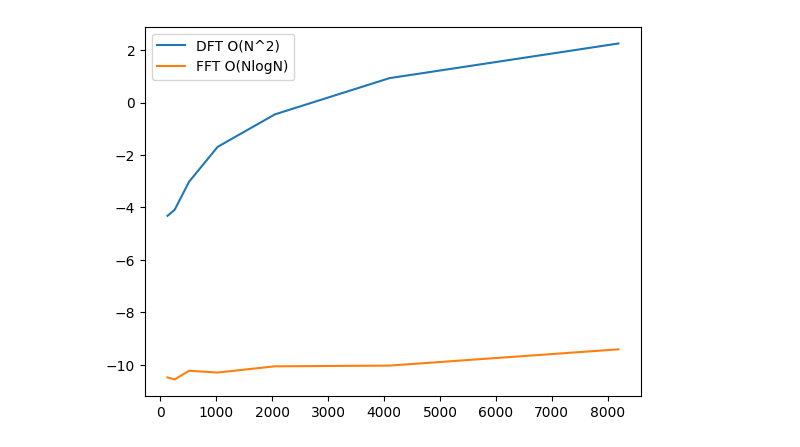
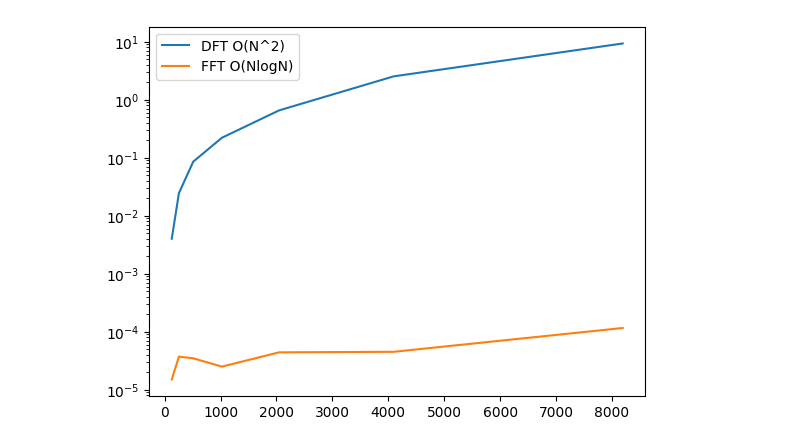
Before and after one commit to lowLevelGod/Procesarea-Semnalelor, a Jupyter notebook: Lab4/lab4.ipynb, the cells around one changed output. Saved outputs shown, nothing was run; the diff lists cells and outputs as text; code cells hidden in the pictures.

```diff
--- a/Lab4/lab4.ipynb
+++ b/Lab4/lab4.ipynb
@@ -5,43 +6,53 @@ import time
 # %%
 # ex1
 
 def dft(N, x):
     w = np.e ** (-2 * np.pi * 1j / N)
 
     fourierMatrix = np.zeros((N, N), dtype=complex)
 
     for i in range(N):
         for j in range(N):
             fourierMatrix[i, j] = w ** (i * j)
 
     return np.dot(fourierMatrix, x)
 
 time_dft = []
 time_fft = []
-for N in [128, 256, 512, 1024, 2048, 4096, 8192]:
-    sine = np.sin(2 * np.pi * np.linspace(0, 1, N))
+if not os.path.isfile('ex1-dft.npy') or not os.path.isfile('ex1-fft.npy'):
+    for N in [128, 256, 512, 1024, 2048, 4096, 8192]:
+        sine = np.sin(2 * np.pi * np.linspace(0, 1, N))
 
-    start_dft = time.time()
-    dft(N, sine)
-    end_dft = time.time()
+        start_dft = time.time()
+        dft(N, sine)
+        end_dft = time.time()
 
-    time_dft.append(end_dft - start_dft)
+        time_dft.append(end_dft - start_dft)
 
-    start_fft = time.time()
-    np.fft.fft(sine)
-    end_fft = time.time()
+        start_fft = time.time()
+        np.fft.fft(sine)
+        end_fft = time.time()
 
-    time_fft.append(end_fft - start_fft)
+        time_fft.append(end_fft - start_fft)
 
+    with open('ex1-dft.npy', 'wb') as f:
+            np.save(f, np.array(time_dft))
 
-plt.plot([128, 256, 512, 1024, 2048, 4096, 8192], np.log(time_dft), label="DFT O(N^2)")
-plt.plot([128, 256, 512, 1024, 2048, 4096, 8192], np.log(time_fft), label="FFT O(NlogN)")
+    with open('ex1-fft.npy', 'wb') as f:
+            np.save(f, np.array(time_fft))
+else:
+    time_dft = np.load("ex1-dft.npy")
+    time_fft = np.load("ex1-fft.npy")
+
+plt.yscale('log')
+plt.plot([128, 256, 512, 1024, 2048, 4096, 8192], time_dft, label="DFT O(N^2)")
+plt.plot([128, 256, 512, 1024, 2048, 4096, 8192], time_fft, label="FFT O(NlogN)")
 plt.legend()
 
 plt.savefig("ex1.pdf")
 plt.show()
 # %% [output]
-[figure, old version]
+[figure, new version]
 # %%
 # ex2
 
```
Also changed, not shown: parts of 7 cells of this notebook, 7 other files.
